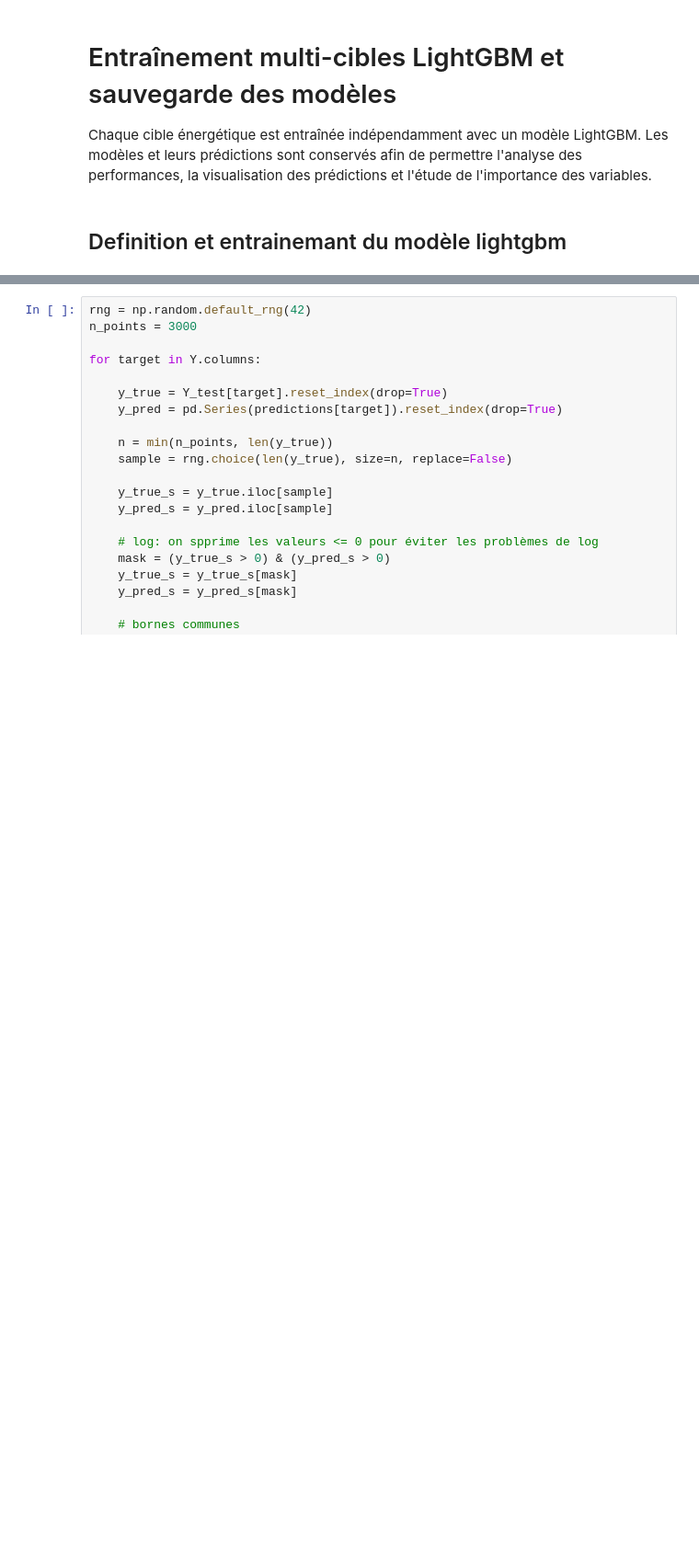
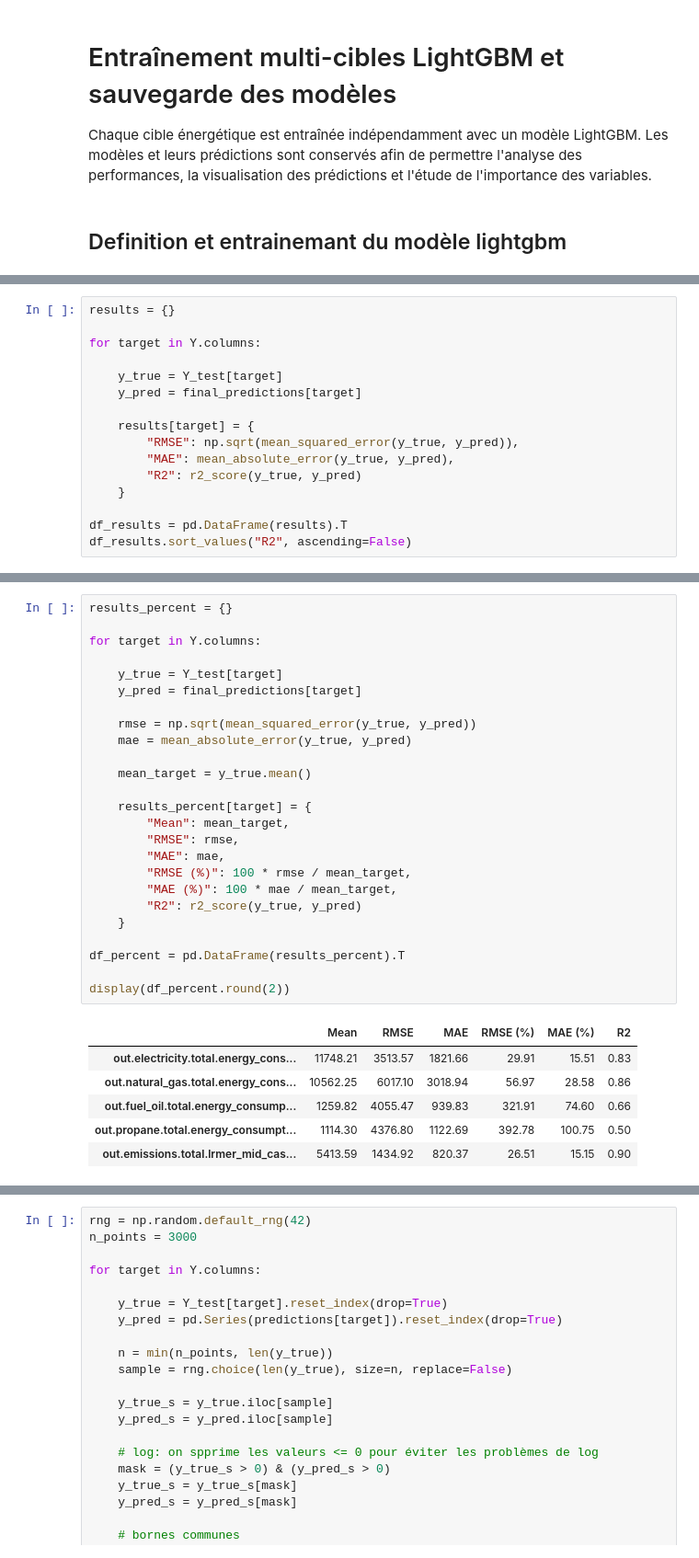
Before and after one commit to BOUBAKERAMDY/FlexiMax, a Jupyter notebook: notebooks/05_deeplearning/lightgbm_stratified.ipynb, the cells around one changed output, grey strips where cells are left out. Shown at 92% size. Saved outputs shown, nothing was run; the diff lists cells and outputs as text; blank space fills up the shorter version.

```diff
--- a/notebooks/05_deeplearning/lightgbm_stratified.ipynb
+++ b/notebooks/05_deeplearning/lightgbm_stratified.ipynb
@@ -241,0 +258,16 @@ for target in Y.columns:
+# %%
+results = {}
+
+for target in Y.columns:
+
+    y_true = Y_test[target]
+    y_pred = final_predictions[target]
+
+    results[target] = {
+        "RMSE": np.sqrt(mean_squared_error(y_true, y_pred)),
+        "MAE": mean_absolute_error(y_true, y_pred),
+        "R2": r2_score(y_true, y_pred)
+    }
+
+df_results = pd.DataFrame(results).T
+df_results.sort_values("R2", ascending=False)
@@ -241,0 +281,32 @@ for target in Y.columns:
+# %%
+results_percent = {}
+
+for target in Y.columns:
+
+    y_true = Y_test[target]
+    y_pred = final_predictions[target]
+
+    rmse = np.sqrt(mean_squared_error(y_true, y_pred))
+    mae = mean_absolute_error(y_true, y_pred)
+
+    mean_target = y_true.mean()
+
+    results_percent[target] = {
+        "Mean": mean_target,
+        "RMSE": rmse,
+        "MAE": mae,
+        "RMSE (%)": 100 * rmse / mean_target,
+        "MAE (%)": 100 * mae / mean_target,
+        "R2": r2_score(y_true, y_pred)
+    }
+
+df_percent = pd.DataFrame(results_percent).T
+
+display(df_percent.round(2))
+# %% [output]
+|  | Mean | RMSE | MAE | RMSE (%) | MAE (%) | R2 |
+| out.electricity.total.energy_cons... | 11748.21 | 3513.57 | 1821.66 | 29.91 | 15.51 | 0.83 |
+| out.natural_gas.total.energy_cons... | 10562.25 | 6017.10 | 3018.94 | 56.97 | 28.58 | 0.86 |
+| out.fuel_oil.total.energy_consump... | 1259.82 | 4055.47 | 939.83 | 321.91 | 74.60 | 0.66 |
+| out.propane.total.energy_consumpt... | 1114.30 | 4376.80 | 1122.69 | 392.78 | 100.75 | 0.50 |
+| out.emissions.total.lrmer_mid_cas... | 5413.59 | 1434.92 | 820.37 | 26.51 | 15.15 | 0.90 |
```
Also changed, not shown: parts of 12 cells of this notebook.
